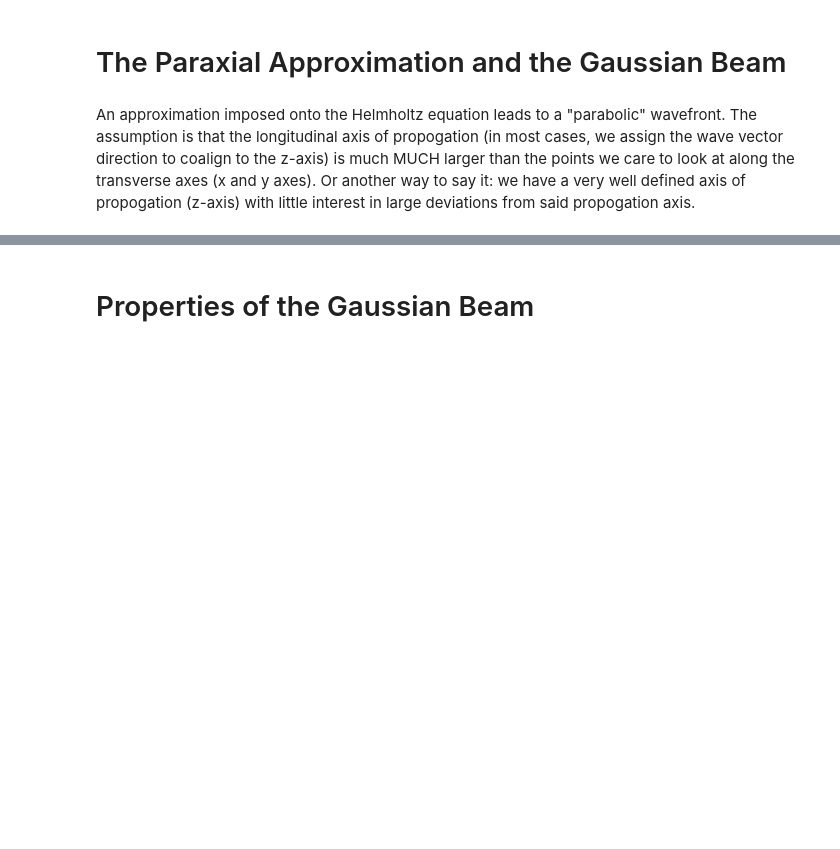
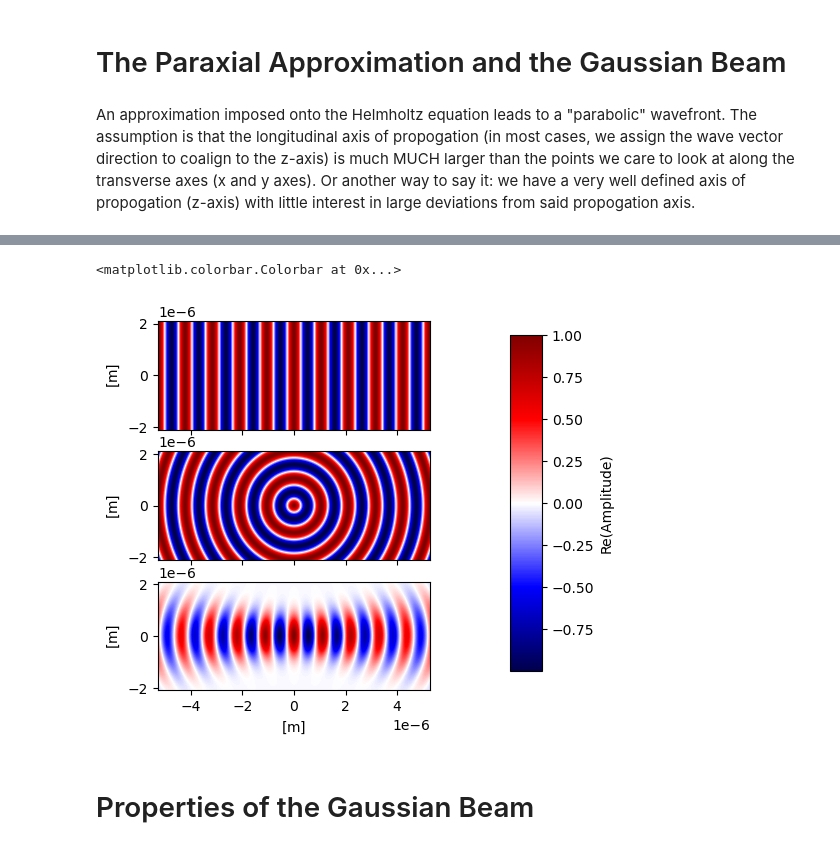
Before and after one commit to dancvan/fop_journalclub, a Jupyter notebook: modules/beam_optics.ipynb, the cells around one changed output, grey strips where cells are left out. Saved outputs shown, nothing was run; the diff lists cells and outputs as text; code cells hidden in the pictures; blank space fills up the shorter version.

```diff
--- a/modules/beam_optics.ipynb
+++ b/modules/beam_optics.ipynb
@@ -112,3 +118,22 @@ plt.show()
+# %%
+f, (ax1, ax2, ax3) = plt.subplots(3, 1, sharex=True, squeeze=True)
+# Define the grid
+z = np.arange(-zscale*lambd,zscale*lambd,1e-9)
+y = np.arange(-yscale*lambd,yscale*lambd,1e-9)
+
+# Plot the heatmap
+im1 = ax1.imshow(np.real(U_), extent=(-zscale*lambd, zscale*lambd, -yscale*lambd, yscale*lambd), origin='lower', cmap='seismic')
+ax2.imshow(np.real(U__), extent=(-zscale*lambd, zscale*lambd, -yscale*lambd, yscale*lambd), origin='lower', cmap='seismic')
+ax3.imshow(np.real(U___), extent=(-zscale*lambd, zscale*lambd, -yscale*lambd, yscale*lambd), origin='lower', cmap='seismic')
+ax1.set_ylabel('[$\mathrm{m}$]')
+ax2.set_ylabel('[$\mathrm{m}$]')
+ax3.set_xlabel('[$\mathrm{m}$]')
+ax3.set_ylabel('[$\mathrm{m}$]')
+cbar_ax = f.add_axes([0.85, 0.15, 0.05, 0.7])
+f.colorbar(im1,cax=cbar_ax, label='Re(Amplitude)')
+# %% [output]
+<matplotlib.colorbar.Colorbar at 0x...>
+[figure, added]
 # %% [markdown]
 # Properties of the Gaussian Beam
 # %% [markdown]
```
Also changed, not shown: parts of 6 cells of this notebook, 1 other file.
